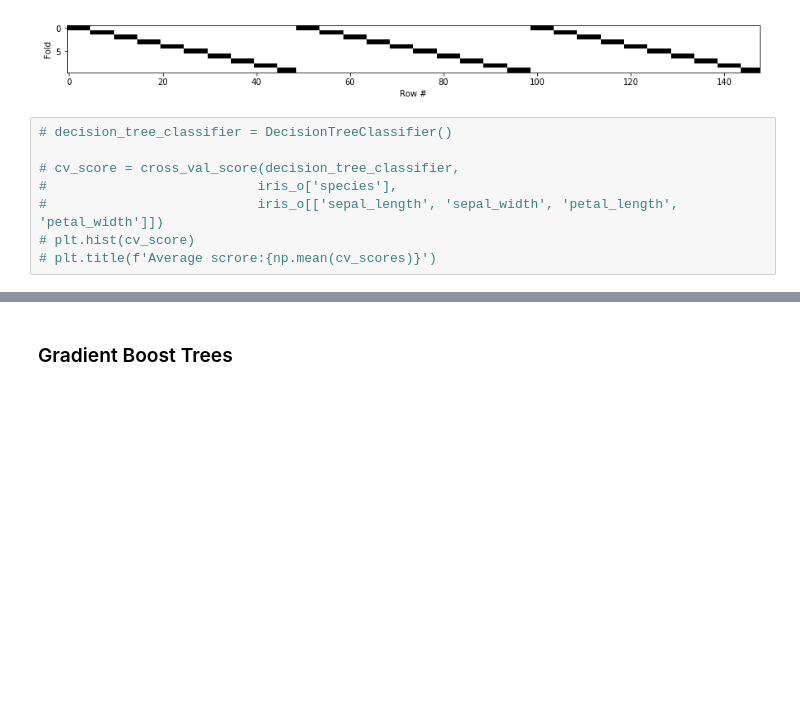
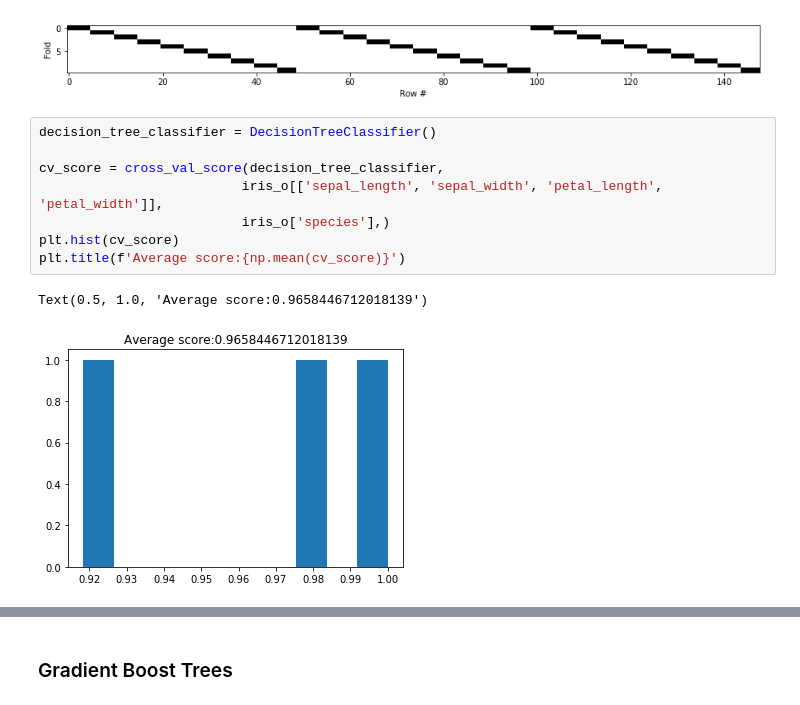
Before and after one commit to RekaCodes/iris, a Jupyter notebook: iris.ipynb, the cells around one changed output, grey strips where cells are left out. Drawn from its saved outputs; the diff is of its cells as text; blank space fills up the shorter version.

Commit message:
decision tree started

```diff
--- a/iris.ipynb
+++ b/iris.ipynb
@@ -535,10 +535,13 @@ plot_cv(StratifiedKFold(n_splits=10), iris_o.species, iris_o[['sepal_length', 's
 # %% [output]
 [figure]
 # %%
-# decision_tree_classifier = DecisionTreeClassifier()
+decision_tree_classifier = DecisionTreeClassifier()
 
-# cv_score = cross_val_score(decision_tree_classifier,
-#                           iris_o['species'],
-#                           iris_o[['sepal_length', 'sepal_width', 'petal_length', 'petal_width']])
-# plt.hist(cv_score)
-# plt.title(f'Average scrore:{np.mean(cv_scores)}')
+cv_score = cross_val_score(decision_tree_classifier,
+                          iris_o[['sepal_length', 'sepal_width', 'petal_length', 'petal_width']],
+                          iris_o['species'],)
+plt.hist(cv_score)
+plt.title(f'Average score:{np.mean(cv_score)}')
+# %% [output]
+Text(0.5, 1.0, 'Average score:0.9658446712018139')
+[figure, added]
```
Also changed, not shown: parts of 5 cells of this notebook.
